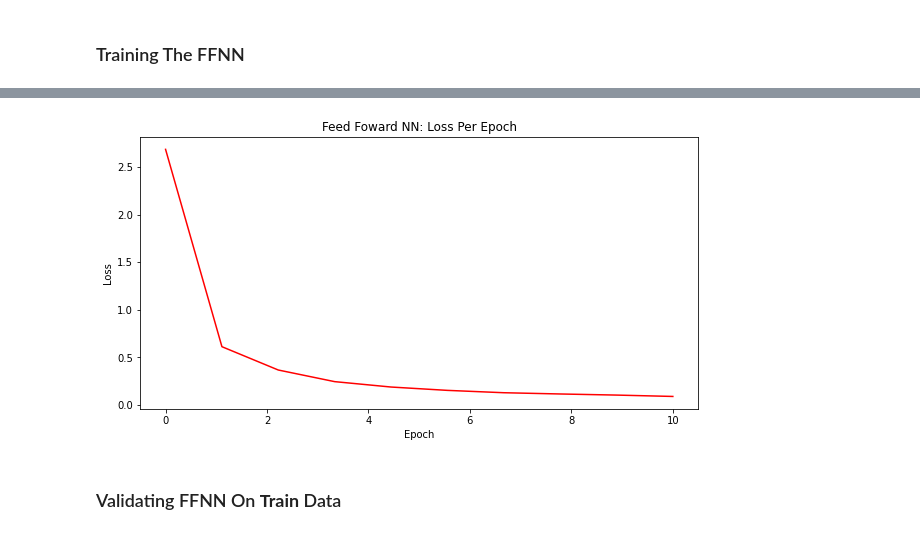
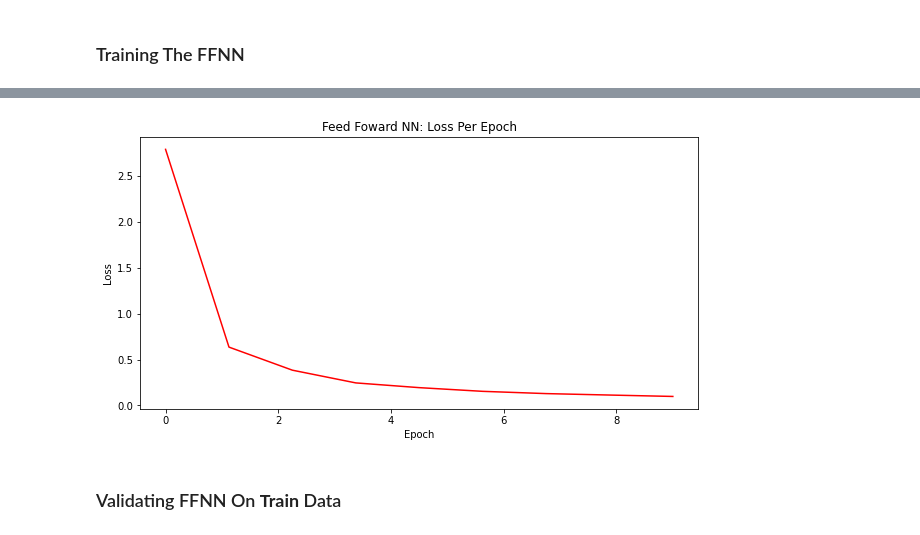
Before and after one commit to ParkerH98/OklahomaStateUniversity, a Jupyter notebook: MovieRatings.ipynb, the cells around one changed output, grey strips where cells are left out. Drawn from its saved outputs; the diff is of its cells as text; code cells hidden in the pictures.

```diff
--- a/MovieRatings.ipynb
+++ b/MovieRatings.ipynb
@@ -134,7 +135,7 @@ history = model_FFNN.fit(
     x_train,
     y_train,
     batch_size=256,
-    epochs=10,
+    epochs=9,
     verbose=1)
 
 score = model_FFNN.evaluate(x_test, y_test)
@@ -168,4 +174,4 @@ Test loss: 0.7481114864349365
-[figure, old version]
+[figure, new version]
 # %% [markdown]
 ### Validating FFNN On **Train** Data
 # %%
```
Also changed, not shown: parts of 12 cells of this notebook, 3 other files.
